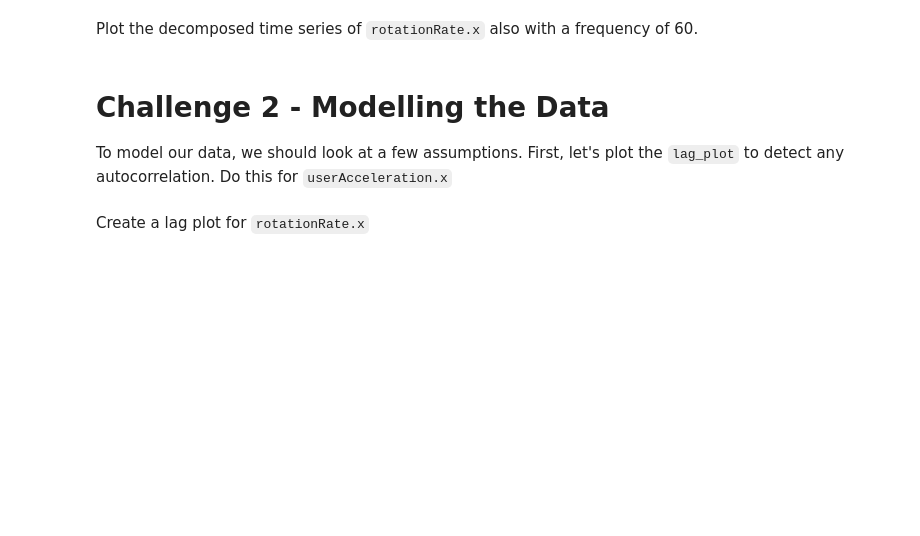
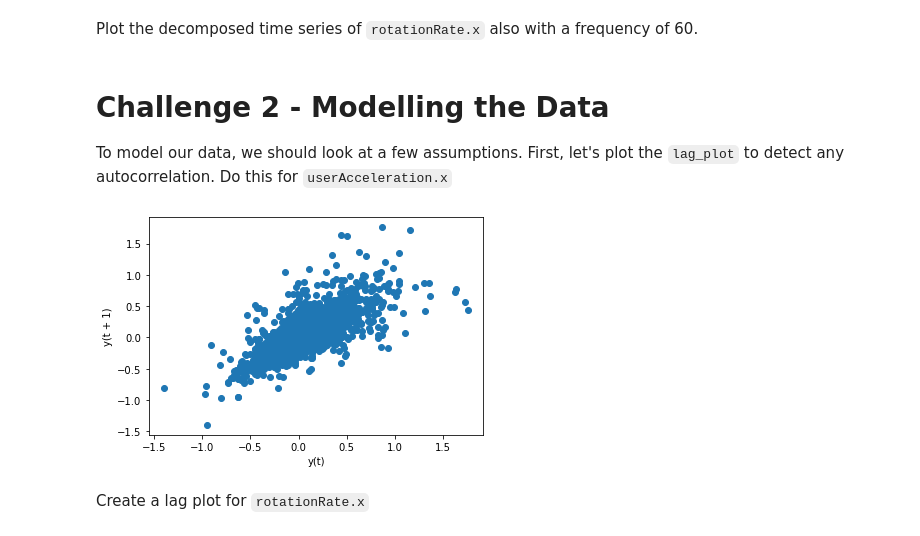
Before and after one commit to Ironhack-Data-Madrid-Abril-2021/lab_time_series, a Jupyter notebook: your-code/main.ipynb, the cells around one changed output. Saved outputs shown, nothing was run; the diff lists cells and outputs as text; code cells hidden in the pictures; blank space fills up the shorter version.

```diff
--- a/your-code/main.ipynb
+++ b/your-code/main.ipynb
@@ -88,6 +127,11 @@ Plot the decomposed time series of `rotationRate.x` also with a frequency of 60.
 To model our data, we should look at a few assumptions. First, let's plot the `lag_plot` to detect any autocorrelation. Do this for `userAcceleration.x`
 # %%
 # Your code here:
+from pandas.plotting import lag_plot
+
+lag_plot(sensor['userAcceleration.x']);
+# %% [output]
+[figure, added]
 # %% [markdown]
 Create a lag plot for `rotationRate.x`
 # %%
```
Also changed, not shown: parts of 20 cells of this notebook.
